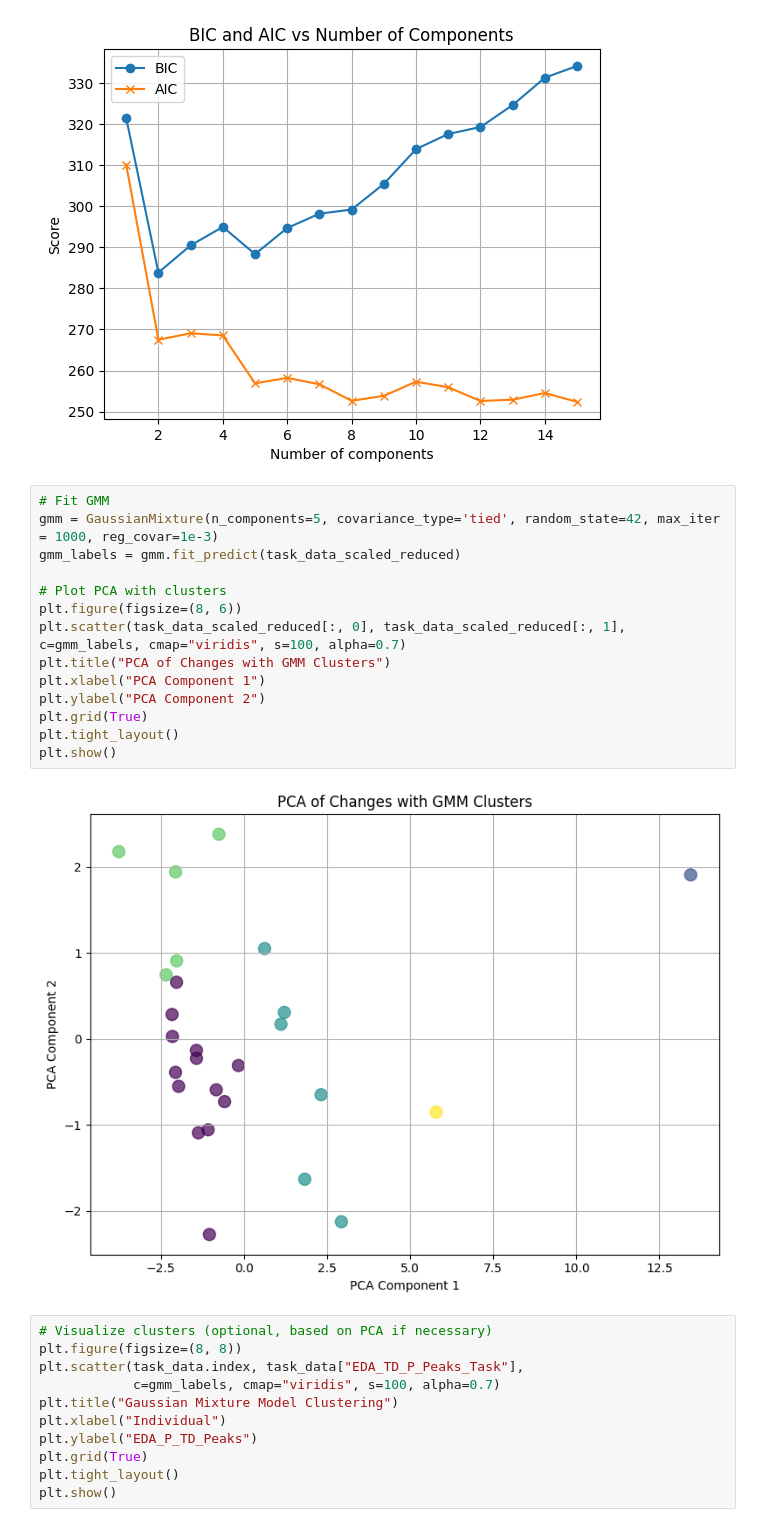
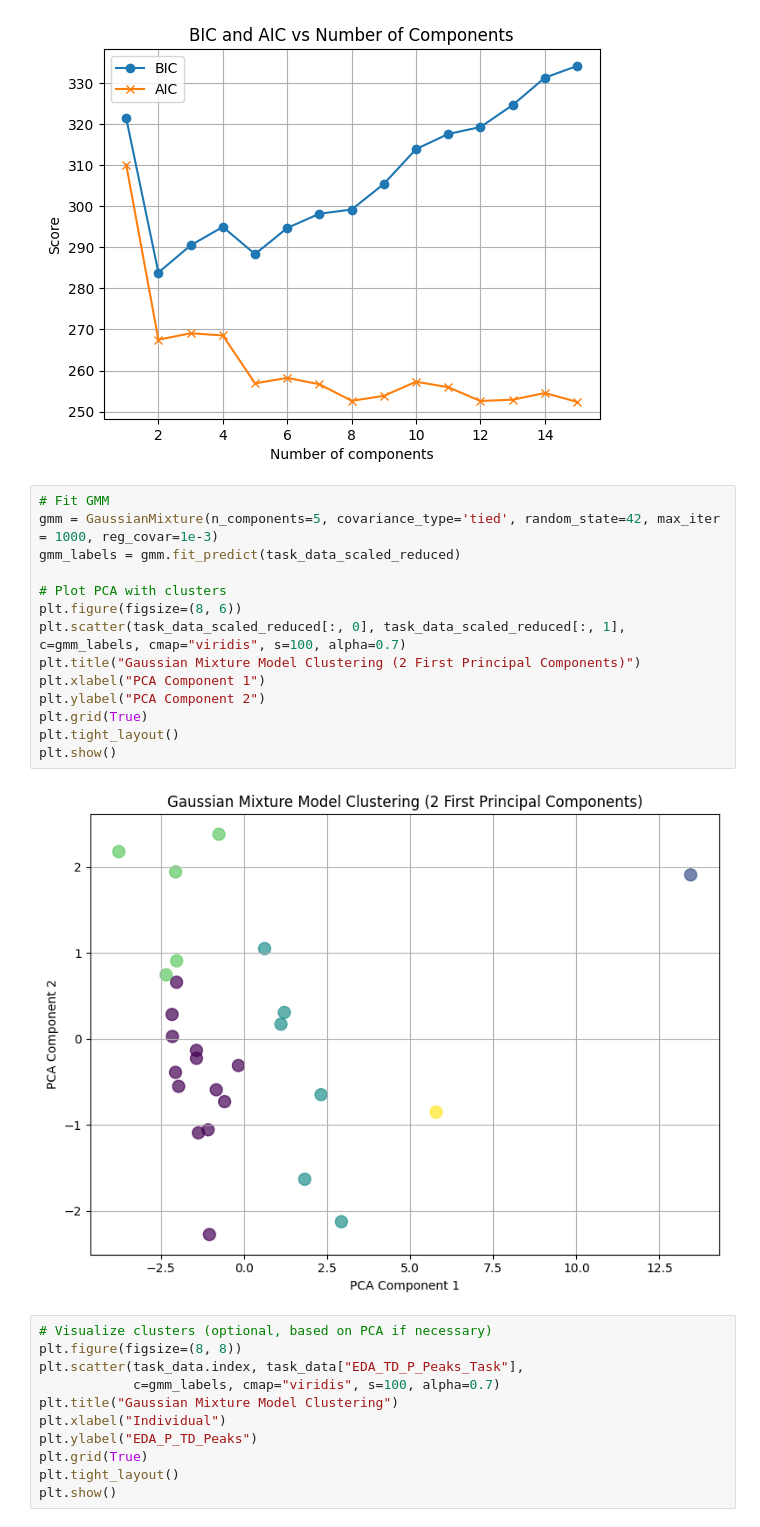
Before and after one commit to raquelmdtum/CDA-case2, a Jupyter notebook: group16_case2.ipynb, the cells around one changed output. Saved outputs shown, nothing was run; the diff lists cells and outputs as text.

Commit message:
change plot titles

```diff
--- a/group16_case2.ipynb
+++ b/group16_case2.ipynb
@@ -503,19 +503,19 @@ plt.show()
 # %%
 # Fit GMM
 gmm = GaussianMixture(n_components=5, covariance_type='tied', random_state=42, max_iter = 1000, reg_covar=1e-3)
 gmm_labels = gmm.fit_predict(task_data_scaled_reduced)
 
 # Plot PCA with clusters
 plt.figure(figsize=(8, 6))
 plt.scatter(task_data_scaled_reduced[:, 0], task_data_scaled_reduced[:, 1], c=gmm_labels, cmap="viridis", s=100, alpha=0.7)
-plt.title("PCA of Changes with GMM Clusters")
+plt.title("Gaussian Mixture Model Clustering (2 First Principal Components)")
 plt.xlabel("PCA Component 1")
 plt.ylabel("PCA Component 2")
 plt.grid(True)
 plt.tight_layout()
 plt.show()
 # %% [output]
-[figure, old version]
+[figure, new version]
 # %%
 # Visualize clusters (optional, based on PCA if necessary)
 plt.figure(figsize=(8, 8))
```
Also changed, not shown: parts of 3 cells of this notebook.
